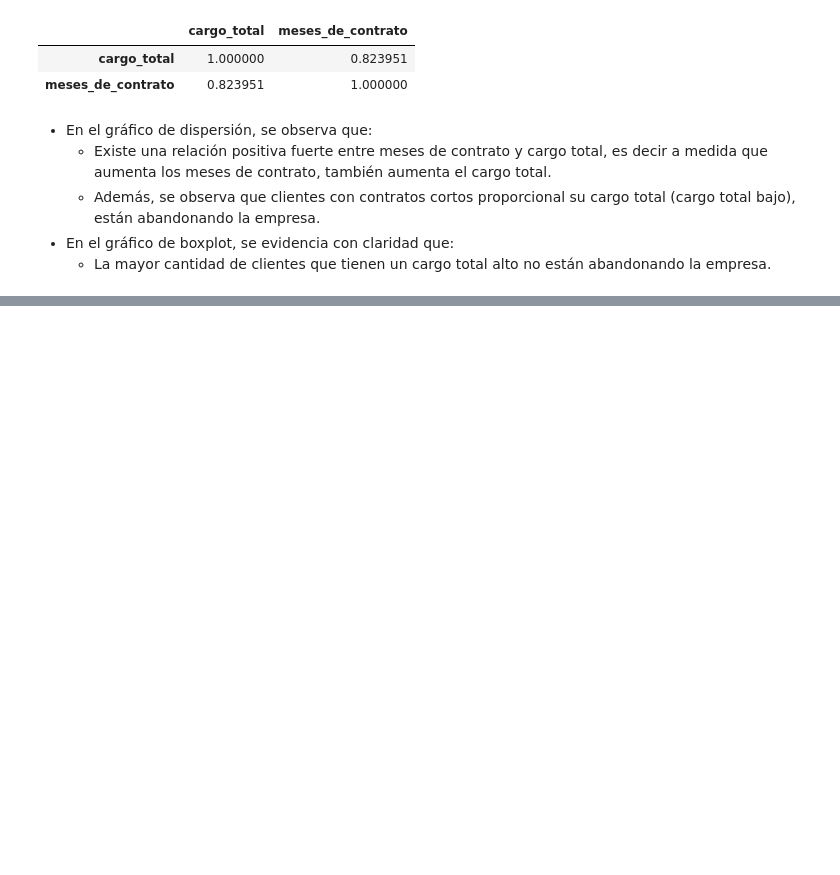
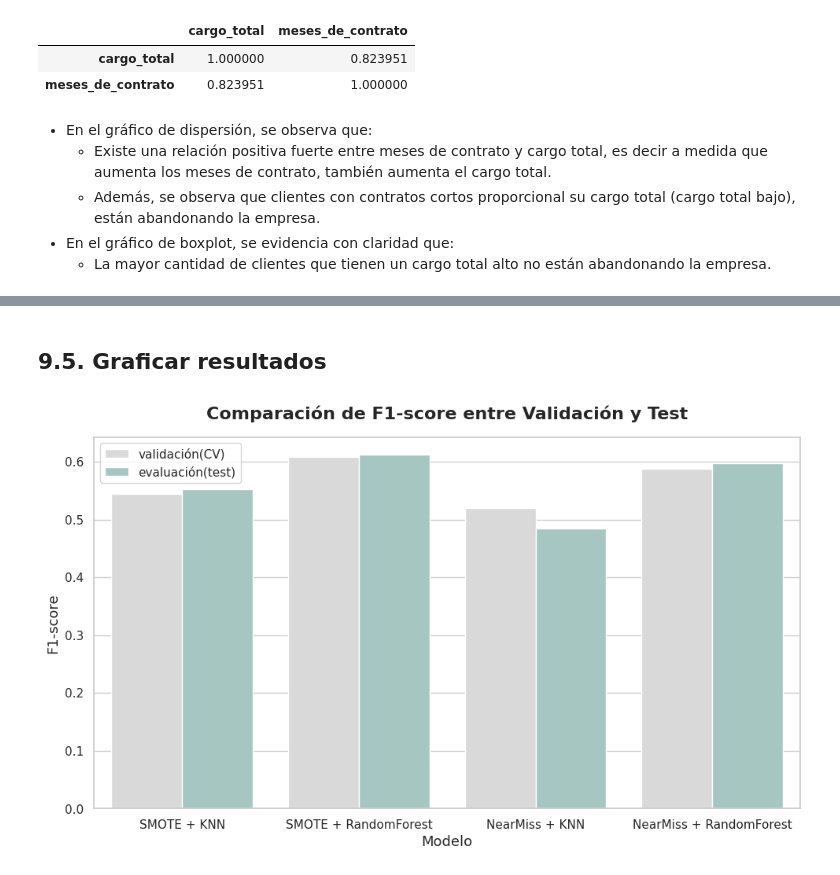
Before and after one commit to WLozanoH/TelecomX-Churn-Prediction-ML, a Jupyter notebook: churn_prediction_ML.ipynb, the cells around one changed output, grey strips where cells are left out. Drawn from its saved outputs; the diff is of its cells as text; code cells hidden in the pictures; blank space fills up the shorter version.

Commit message:
feat: balanceo de clases y modelado predictivo con SMOTE y NearMiss

```diff
--- a/churn_prediction_ML.ipynb
+++ b/churn_prediction_ML.ipynb
@@ -439,0 +561,24 @@ datos[['cargo_total', 'meses_de_contrato']].corr()
+# %%
+# Paso 1: Definir nuevamente los pipelines
+
+pipelines = {
+    "SMOTE + KNN": pipeline_smote_knn,
+    "SMOTE + RandomForest": pipeline_smote_rf,
+    "NearMiss + KNN": pipeline_nm_knn,
+    "NearMiss + RandomForest": pipeline_nm_rf
+}
+
+# Paso 2: Entrenar con los datos de entrenamiento y evaluar con el conjunto de prueba
+
+for nombre, pipe in pipelines.items():
+  print(f'\n🔎 Evaluando en datos de prueba: {nombre}')
+  print('------------------------------------------------------')
+
+  # Entrenar con todo el Set de entrenamiento
+  pipe.fit(X,y)
+
+  # Evaluar sobre el set de prueba
+  y_predict_test = pipe.predict(X_test)
+
+  # Resultados
+  print(classification_report(y_test, y_predict_test))
@@ -439,0 +663,15 @@ datos[['cargo_total', 'meses_de_contrato']].corr()
+# %% [markdown]
+## 9.5. Graficar resultados
+# %%
+sns.set_style()
+plt.figure(figsize=(10,6))
+sns.barplot(data=resultados_modelos, x='modelo', y='f1-score',
+            hue='fase', palette={'validación(CV)': GRIS_2, 'evaluación(test)': AQUA_2})
+plt.title('Comparación de F1-score entre Validación y Test', fontsize=16, fontweight='bold', y=1.03)
+plt.xlabel('Modelo', fontsize=13)
+plt.ylabel('F1-score', fontsize=13)
+plt.legend(loc='best')
+plt.tight_layout()
+plt.show()
+# %% [output]
+[figure, added]
```
Also changed, not shown: parts of 15 cells of this notebook.
